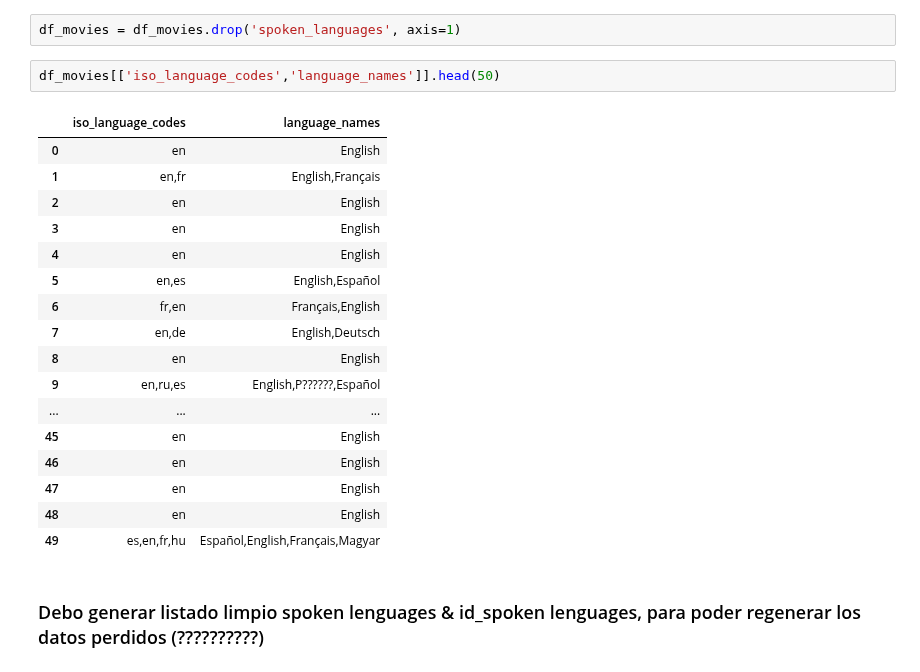
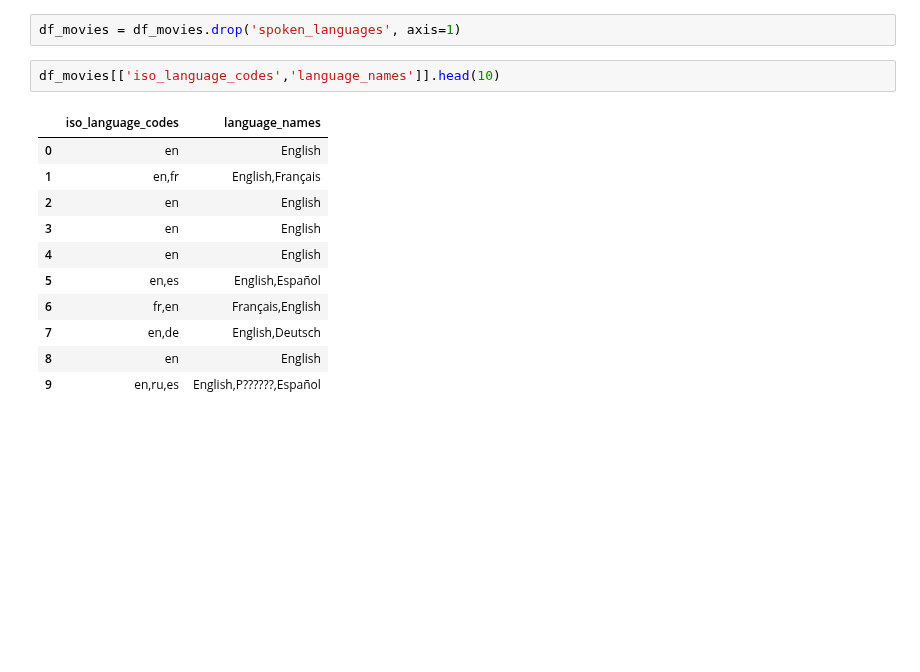
Before and after one commit to Lucaramallo/PI1_MLOps_Sistema_de_Recomendacion_Movies_ML, a Jupyter notebook: ETLs/ETL Movies/ETL Movies.ipynb, the cells around one changed output. Drawn from its saved outputs; the diff is of its cells as text; blank space fills up the shorter version.

```diff
--- a/ETLs/ETL Movies/ETL Movies.ipynb
+++ b/ETLs/ETL Movies/ETL Movies.ipynb
@@ -470,24 +462,16 @@ print(df_movies.head(10))
 # %%
 df_movies = df_movies.drop('spoken_languages', axis=1)
 # %%
-df_movies[['iso_language_codes','language_names']].head(50)
+df_movies[['iso_language_codes','language_names']].head(10)
 # %% [output]
 |  | iso_language_codes | language_names |
 | 0 | en | English |
 | 1 | en,fr | English,Français |
 | 2 | en | English |
 | 3 | en | English |
 | 4 | en | English |
 | 5 | en,es | English,Español |
 | 6 | fr,en | Français,English |
 | 7 | en,de | English,Deutsch |
 | 8 | en | English |
 | 9 | en,ru,es | English,P??????,Español |
-| ... | ... | ... |
-| 45 | en | English |
-| 46 | en | English |
-| 47 | en | English |
-| 48 | en | English |
-| 49 | es,en,fr,hu | Español,English,Français,Magyar |
-# %% [markdown]
-### Debo generar listado limpio spoken lenguages & id_spoken lenguages, para poder regenerar los datos perdidos (??????????)
```
Also changed, not shown: parts of 26 cells of this notebook.
